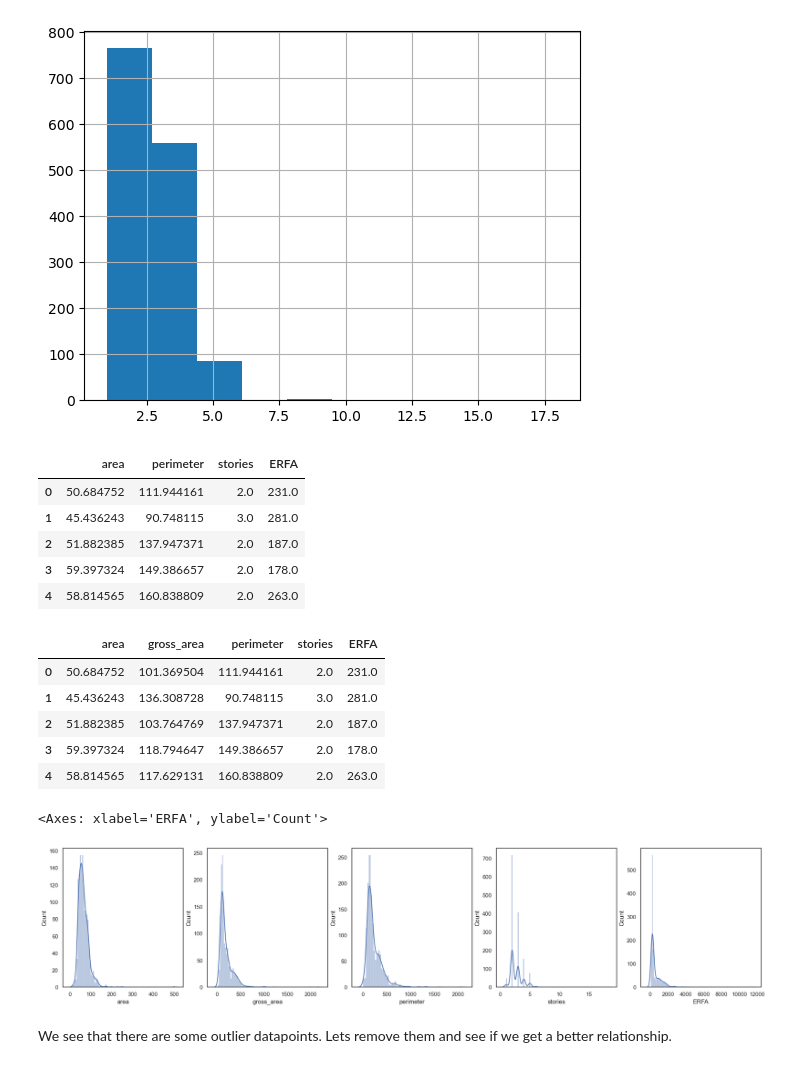
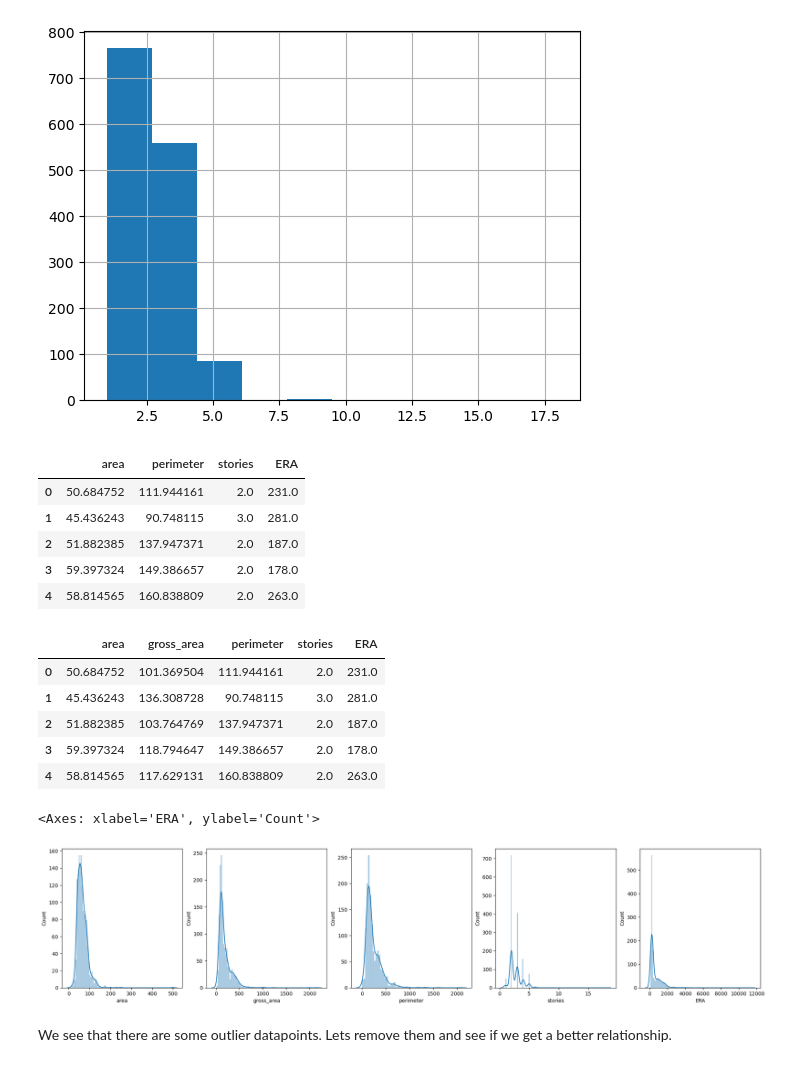
Before and after one commit to xtearas/CSE6040-Course-Project, a Jupyter notebook: Project_Notebook.ipynb, the cells around one changed output. Cells and saved outputs as stored; diff of their text form; code cells hidden in the pictures.

Commit message:
update charts

```diff
--- a/Project_Notebook.ipynb
+++ b/Project_Notebook.ipynb
@@ -549,10 +549,10 @@ df_clean['stories'].hist()
 <Axes: >
 [figure]
 # %%
-initial_data = df_clean[['area','perimeter', 'stories', 'ERFA']].astype(float)
+initial_data = df_clean[['area','perimeter', 'stories', 'ERA']].astype(float)
 initial_data.head()
 # %% [output]
-|  | area | perimeter | stories | ERFA |
+|  | area | perimeter | stories | ERA |
 | 0 | 50.684752 | 111.944161 | 2.0 | 231.0 |
 | 1 | 45.436243 | 90.748115 | 3.0 | 281.0 |
 | 2 | 51.882385 | 137.947371 | 2.0 | 187.0 |
@@ -563,7 +563,7 @@ data = initial_data.copy()
 data.insert(1, "gross_area", initial_data['area'] * initial_data['stories'])
 data.head()
 # %% [output]
-|  | area | gross_area | perimeter | stories | ERFA |
+|  | area | gross_area | perimeter | stories | ERA |
 | 0 | 50.684752 | 101.369504 | 111.944161 | 2.0 | 231.0 |
 | 1 | 45.436243 | 136.308728 | 90.748115 | 3.0 | 281.0 |
 | 2 | 51.882385 | 103.764769 | 137.947371 | 2.0 | 187.0 |
@@ -578,36 +578,36 @@ fig, axs = plt.subplots(ncols=5, figsize=(25, 5))
 
 sns.histplot(
     data.area, kde=True,
     stat="count", kde_kws=dict(cut=3),
     alpha=.4, edgecolor=(1, 1, 1, .4),ax=axs[0]
 )
 
 sns.histplot(
     data.gross_area, kde=True,
     stat="count", kde_kws=dict(cut=3),
     alpha=.4, edgecolor=(1, 1, 1, .4),ax=axs[1]
 )
 
 sns.histplot(
     data.perimeter, kde=True,
     stat="count", kde_kws=dict(cut=3),
     alpha=.4, edgecolor=(1, 1, 1, .4),ax=axs[2]
 )
 
 sns.histplot(
     data.stories, kde=True,
     stat="count", kde_kws=dict(cut=3),
     alpha=.4, edgecolor=(1, 1, 1, .4),ax=axs[3]
 )
 
 sns.histplot(
-    data.ERFA, kde=True,
+    data.ERA, kde=True,
     stat="count", kde_kws=dict(cut=3),
     alpha=.4, edgecolor=(1, 1, 1, .4),ax=axs[4]
 )
 # %% [output]
-<Axes: xlabel='ERFA', ylabel='Count'>
+<Axes: xlabel='ERA', ylabel='Count'>
-[figure, old version]
+[figure, new version]
 # %% [markdown]
 We see that there are some outlier datapoints. Lets remove them and see if we get a better relationship.
 # %%
```
Also changed, not shown: parts of 7 cells of this notebook, 2 other files.
